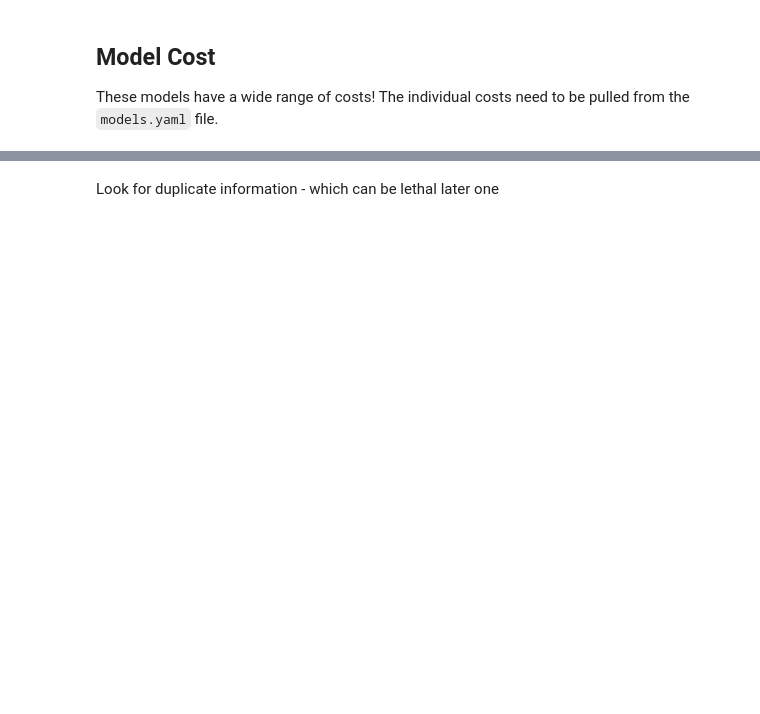
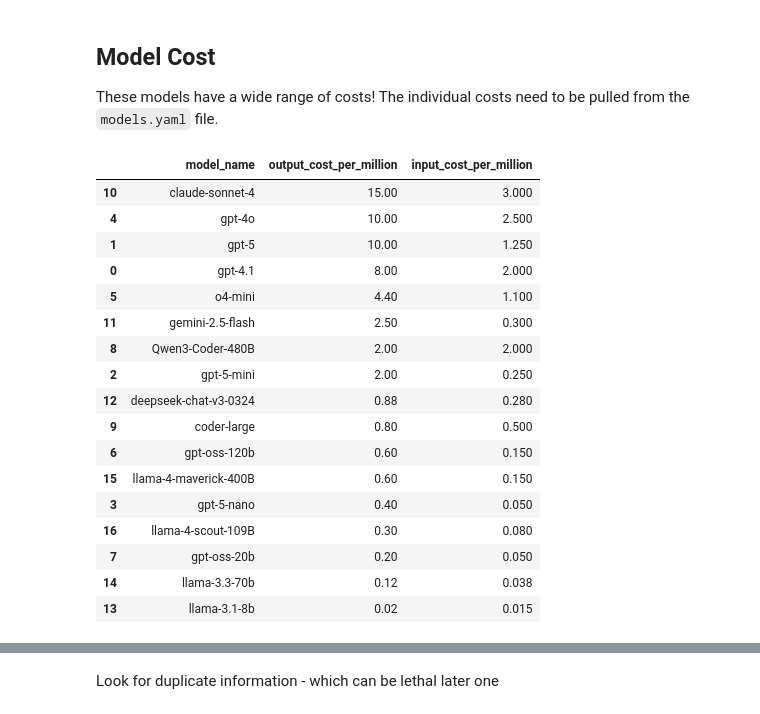
Before and after one commit to gordonwatts/atlas-plot-agent, a Jupyter notebook: notebooks/adl-benchmarks/query-analysis.ipynb, the cells around one changed output, grey strips where cells are left out. Cells and saved outputs as stored; diff of their text form; code cells hidden in the pictures; blank space fills up the shorter version.

Commit message:
Sort model cost more robustly

```diff
--- a/notebooks/adl-benchmarks/query-analysis.ipynb
+++ b/notebooks/adl-benchmarks/query-analysis.ipynb
@@ -74,12 +92,38 @@ data.columns
 These models have a wide range of costs! The individual costs need to be pulled from the `models.yaml` file.
 # %%
 # Extract model names and output costs
-model_costs = [(name, info.get('output_cost_per_million', 'N/A')) for name, info in models.items()]
+model_costs = [
+    (
+        name,
+        info.get("output_cost_per_million", "N/A"),
+        info.get("input_cost_per_million", "N/A"),
+    )
+    for name, info in models.items()
+]
 
-model_info = pd.DataFrame(model_costs, columns=["model_name", "output_cost_per_million"])
+model_info = pd.DataFrame(model_costs, columns=["model_name", "output_cost_per_million", "input_cost_per_million"])
 # %%
-model_info_sorted = model_info.sort_values(by="output_cost_per_million", ascending=False)
+model_info_sorted = model_info.sort_values(by=["output_cost_per_million", "input_cost_per_million"], ascending=[False, False])
 model_info_sorted
+# %% [output]
+|  | model_name | output_cost_per_million | input_cost_per_million |
+| 10 | claude-sonnet-4 | 15.00 | 3.000 |
+| 4 | gpt-4o | 10.00 | 2.500 |
+| 1 | gpt-5 | 10.00 | 1.250 |
+| 0 | gpt-4.1 | 8.00 | 2.000 |
+| 5 | o4-mini | 4.40 | 1.100 |
+| 11 | gemini-2.5-flash | 2.50 | 0.300 |
+| 8 | Qwen3-Coder-480B | 2.00 | 2.000 |
+| 2 | gpt-5-mini | 2.00 | 0.250 |
+| 12 | deepseek-chat-v3-0324 | 0.88 | 0.280 |
+| 9 | coder-large | 0.80 | 0.500 |
+| 6 | gpt-oss-120b | 0.60 | 0.150 |
+| 15 | llama-4-maverick-400B | 0.60 | 0.150 |
+| 3 | gpt-5-nano | 0.40 | 0.050 |
+| 16 | llama-4-scout-109B | 0.30 | 0.080 |
+| 7 | gpt-oss-20b | 0.20 | 0.050 |
+| 14 | llama-3.3-70b | 0.12 | 0.038 |
+| 13 | llama-3.1-8b | 0.02 | 0.015 |
 # %%
 # Plot model costs
 plt.figure(figsize=(10, 6))
```
Also changed, not shown: parts of 10 cells of this notebook.
